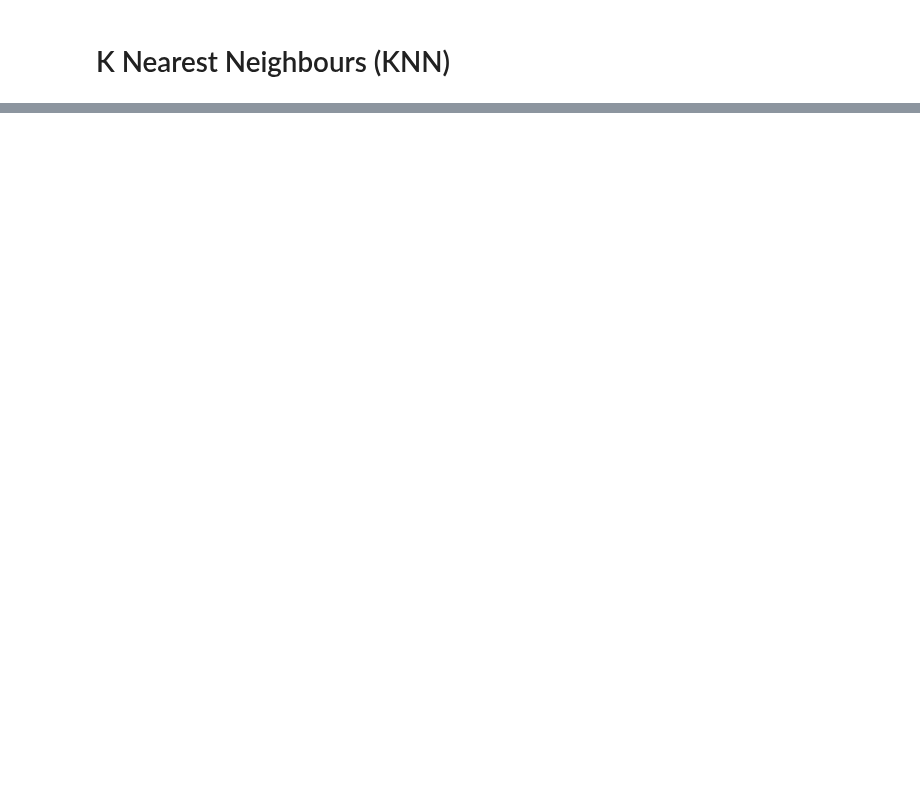
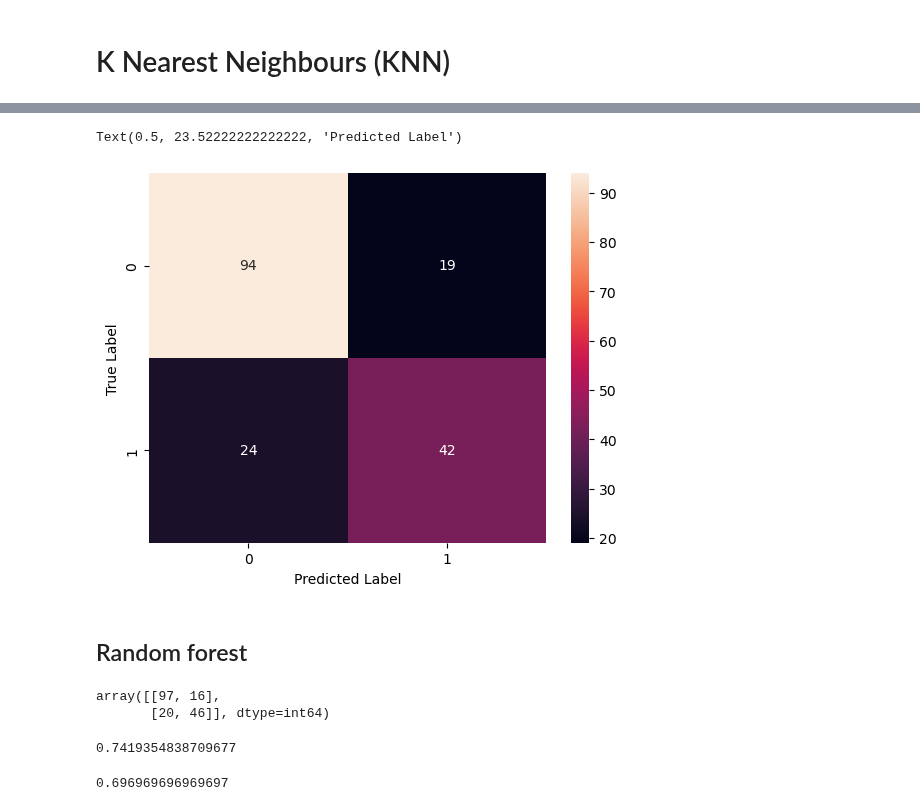
Before and after one commit to Afzalfaizi/python-ka-chilla, a Jupyter notebook: Machine Learning/classification.ipynb, the cells around one changed output, grey strips where cells are left out. Drawn from its saved outputs; the diff is of its cells as text; code cells hidden in the pictures; blank space fills up the shorter version.

Commit message:
Random forest (Classification Algoritham)

```diff
--- a/Machine Learning/classification.ipynb
+++ b/Machine Learning/classification.ipynb
@@ -106,0 +117,27 @@ array([[94, 19],
+# %%
+sns.heatmap(cm, annot=True)
+plt.ylabel('True Label')
+plt.xlabel('Predicted Label')
+# %% [output]
+Text(0.5, 23.52222222222222, 'Predicted Label')
+[figure, added]
+# %% [markdown]
+## Random forest
+# %%
+from sklearn.ensemble import RandomForestClassifier
+model = RandomForestClassifier(n_estimators=100, random_state=42)
+model.fit(x_train, y_train)
+y_pred = model.predict(x_test)
+cm = confusion_matrix(y_test, y_pred)
+cm
+# %% [output]
+array([[97, 16],
+       [20, 46]], dtype=int64)
+# %%
+precision_score(y_test, y_pred)
+# %% [output]
+0.7419354838709677
+# %%
+recall_score(y_test, y_pred)
+# %% [output]
+0.696969696969697
```
Also changed, not shown: parts of 5 cells of this notebook.
